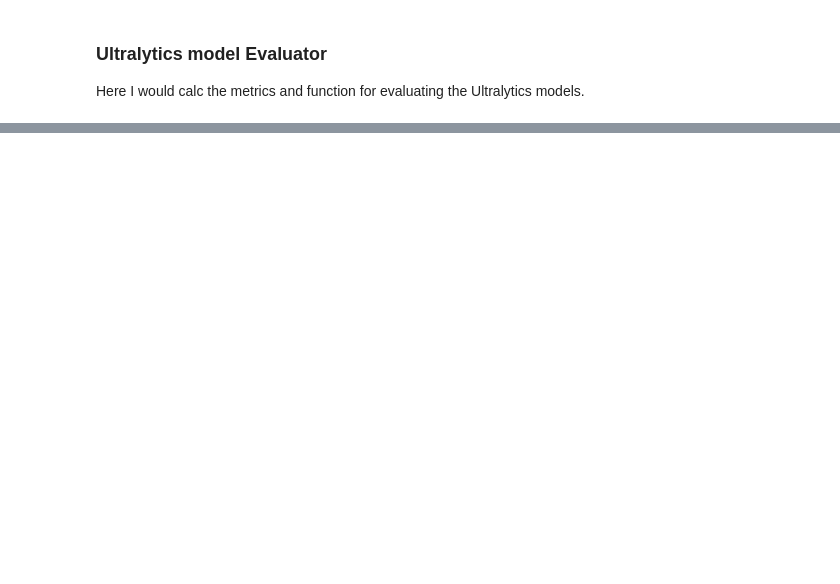
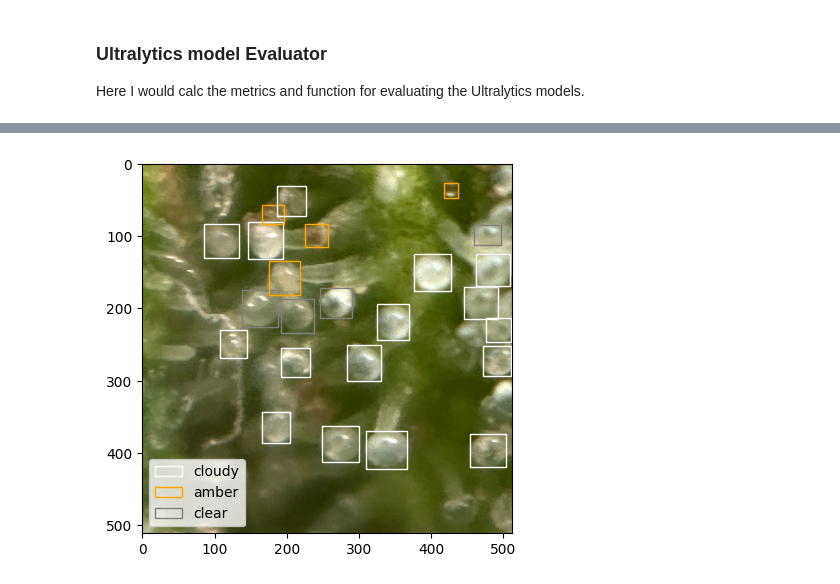
Before and after one commit to elorberb/thesis, a Jupyter notebook: src/segmentation/evaluation/evaluator.ipynb, the cells around one changed output, grey strips where cells are left out. Cells and saved outputs as stored; diff of their text form; code cells hidden in the pictures; blank space fills up the shorter version.

```diff
--- a/src/segmentation/evaluation/evaluator.ipynb
+++ b/src/segmentation/evaluation/evaluator.ipynb
@@ -227,0 +240,5 @@ confusion_matrix: [[ 5  0  1]
+# %%
+import cv2
+outputs = predictor(cv2.imread(image_path))
+# %%
+dt_pred_boxes = det_evaluator.parse_model_outputs(outputs)
@@ -227,0 +265,4 @@ confusion_matrix: [[ 5  0  1]
+# %%
+det_evaluator.plot_boxes(image_path, dt_pred_boxes, is_ground_truth=False)
+# %% [output]
+[figure, added]
```
Also changed, not shown: parts of 34 cells of this notebook, 5 other files.
